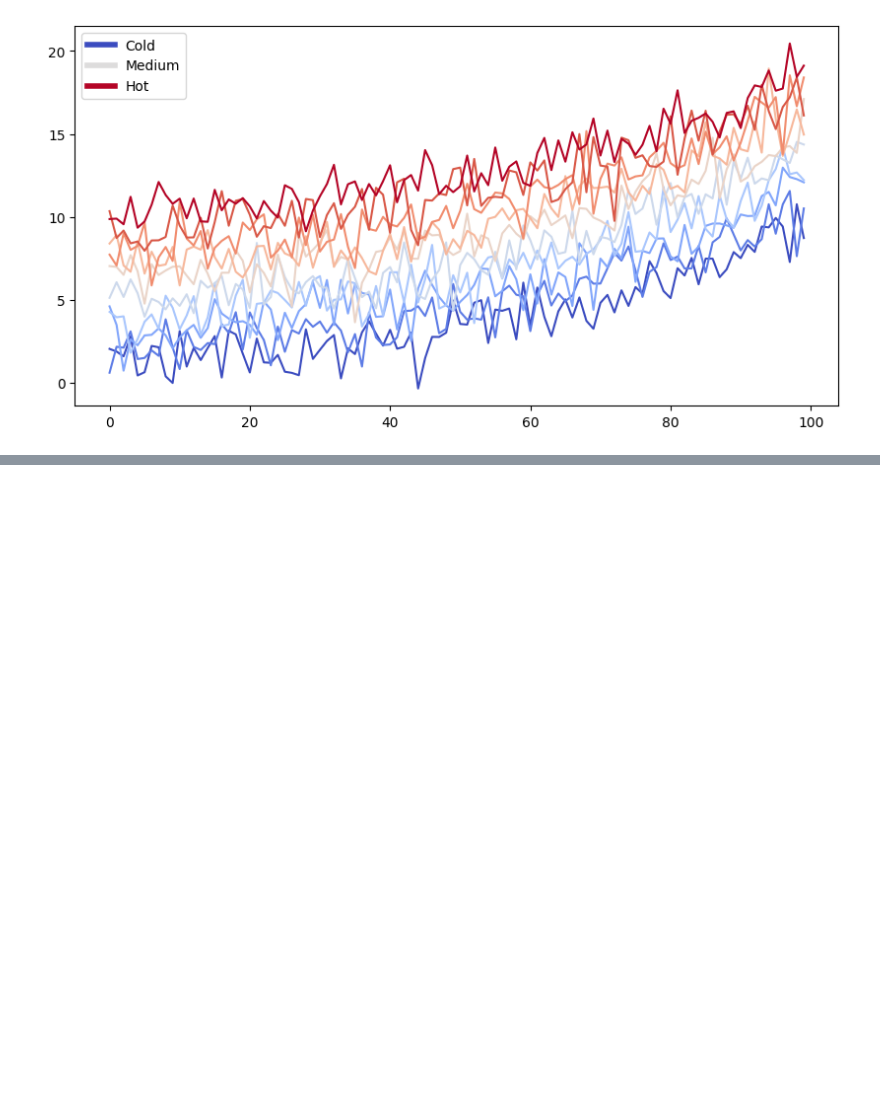
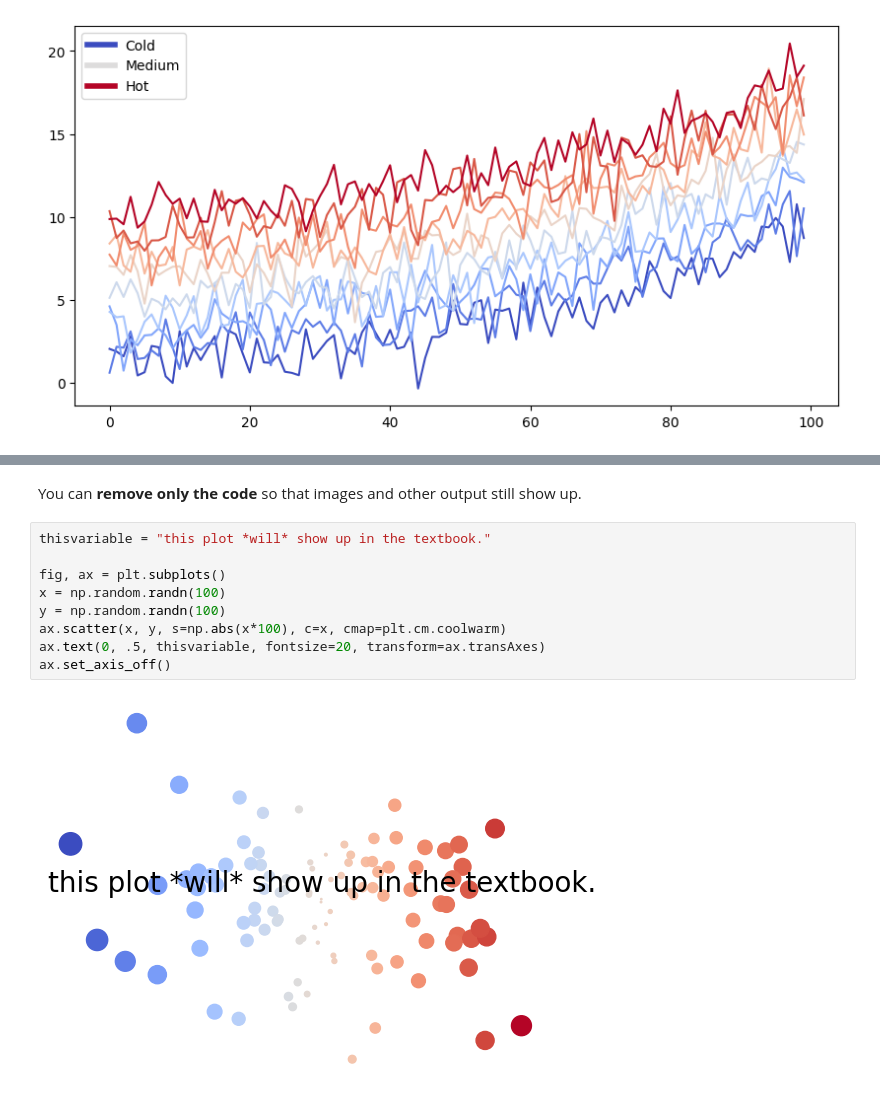
Before and after one commit to liujiyaoFDU/JiyaoPhdNotes, a Jupyter notebook: _build/jupyter_execute/basic/notebooks.ipynb, the cells around one changed output, grey strips where cells are left out. Cells and saved outputs as stored; diff of their text form; blank space fills up the shorter version.

```diff
--- a/_build/jupyter_execute/notebooks.ipynb
+++ b/_build/jupyter_execute/basic/notebooks.ipynb
@@ -70,0 +96,13 @@ with your book. For more information about this, see [the Jupyter Book documenta
+# %% [markdown]
+You can **remove only the code** so that images and other output still show up.
+# %%
+thisvariable = "this plot *will* show up in the textbook."
+
+fig, ax = plt.subplots()
+x = np.random.randn(100)
+y = np.random.randn(100)
+ax.scatter(x, y, s=np.abs(x*100), c=x, cmap=plt.cm.coolwarm)
+ax.text(0, .5, thisvariable, fontsize=20, transform=ax.transAxes)
+ax.set_axis_off()
+# %% [output]
+[figure, added]
```
Also changed, not shown: parts of 19 cells of this notebook, 30 other files.
